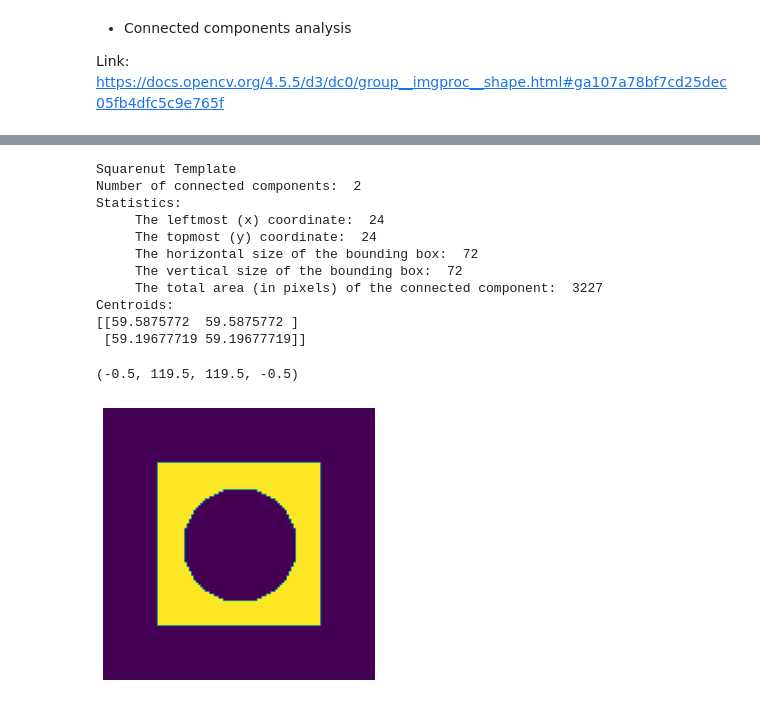
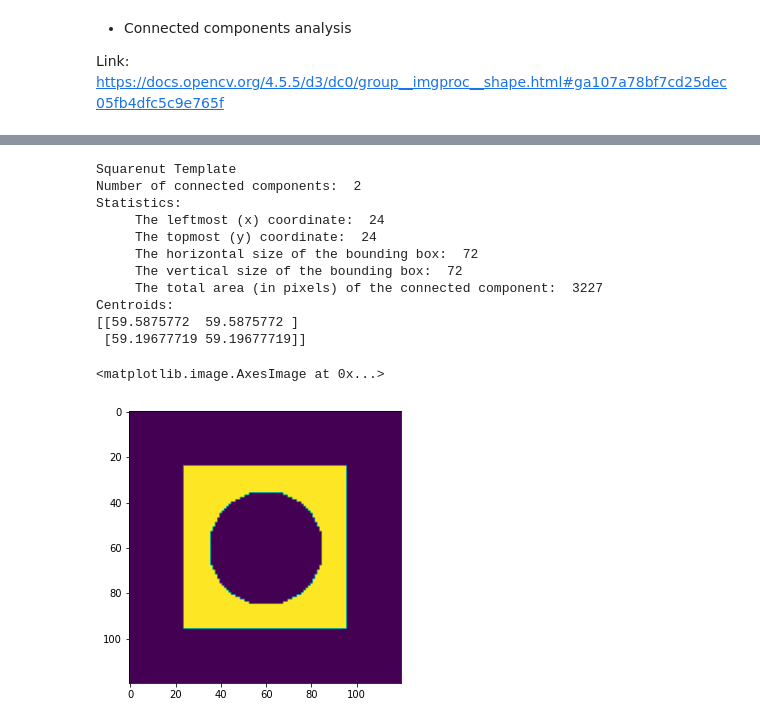
Before and after one commit to dulmi-99/Image-Processing-and-Machine-Vision, a Jupyter notebook: Assignments/Assignment 3/190107T_a03.ipynb, the cells around one changed output, grey strips where cells are left out. Saved outputs shown, nothing was run; the diff lists cells and outputs as text; code cells hidden in the pictures.

```diff
--- a/Assignments/Assignment 3/190107T_a03.ipynb
+++ b/Assignments/Assignment 3/190107T_a03.ipynb
@@ -136,32 +135,31 @@ Centroids:
 # %%
 print('Squarenut Template ')
 print('Number of connected components: ', square_n_labels)
 print('Statistics: ')
 print('     The leftmost (x) coordinate: ', square_stats[1, cv.CC_STAT_LEFT])
 print('     The topmost (y) coordinate: ', square_stats[1, cv.CC_STAT_TOP])
 print('     The horizontal size of the bounding box: ', square_stats[1, cv.CC_STAT_WIDTH])
 print('     The vertical size of the bounding box: ' ,square_stats[1, cv.CC_STAT_HEIGHT])
 print('     The total area (in pixels) of the connected component: ', square_stats[1, cv.CC_STAT_AREA])
 print('Centroids: ')
 print(square_centroids )
 
 fig,ax=plt.subplots(1,1,figsize=(5,5))
 ax.imshow(square_labels)
-ax.axis(False)
 # %% [output]
 Squarenut Template
 Number of connected components:  2
 Statistics:
      The leftmost (x) coordinate:  24
      The topmost (y) coordinate:  24
      The horizontal size of the bounding box:  72
      The vertical size of the bounding box:  72
      The total area (in pixels) of the connected component:  3227
 Centroids:
 [[59.5875772  59.5875772 ]
  [59.19677719 59.19677719]]
-(-0.5, 119.5, 119.5, -0.5)
+<matplotlib.image.AxesImage at 0x...>
-[figure, old version]
+[figure, new version]
 # %%
 print('conveyor ')
 print('Number of connected components: ', conv_n_labels)
```
Also changed, not shown: parts of 4 cells of this notebook.
